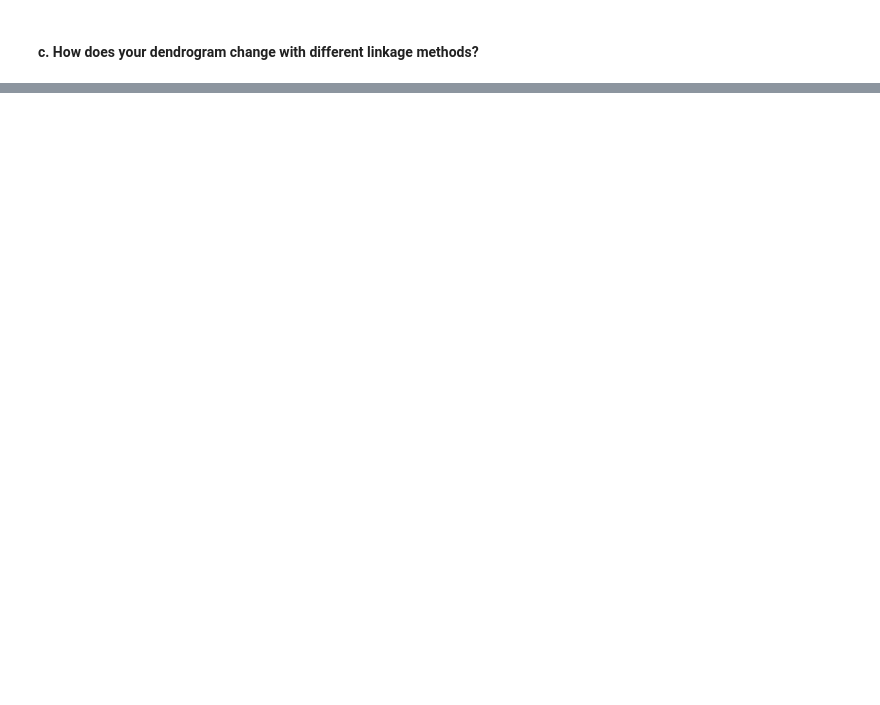
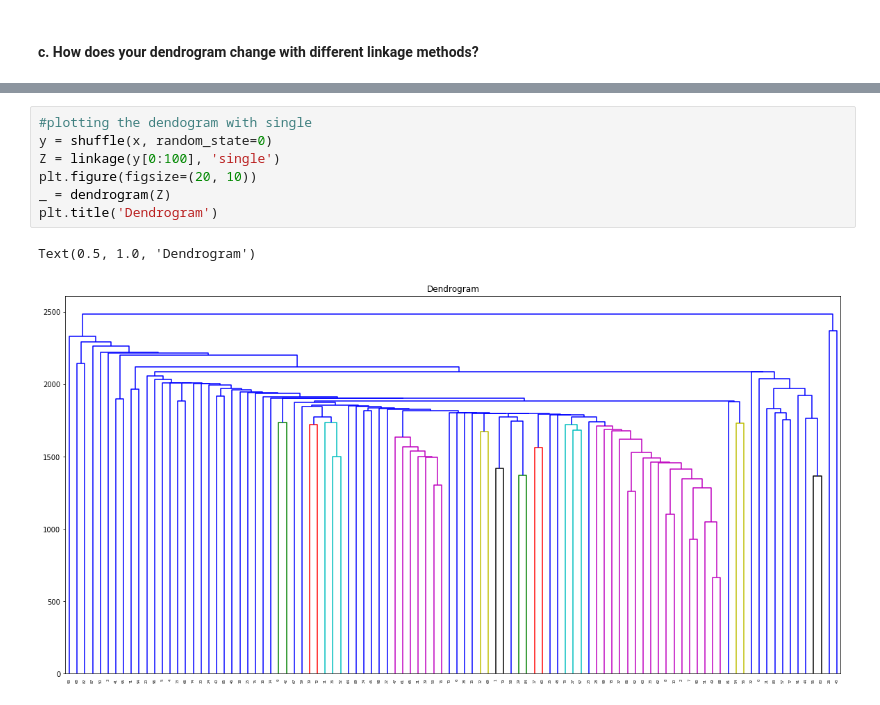
Before and after one commit to ctrosenberg/ml-class, a Jupyter notebook: Homework 5/Homework 5.ipynb, the cells around one changed output, grey strips where cells are left out. Saved outputs shown, nothing was run; the diff lists cells and outputs as text; blank space fills up the shorter version.

```diff
--- a/Homework 5/Homework 5.ipynb
+++ b/Homework 5/Homework 5.ipynb
@@ -267,0 +298,10 @@ Text(0.5, 1.0, 'Complete Linkage')
+# %%
+#plotting the dendogram with single
+y = shuffle(x, random_state=0)
+Z = linkage(y[0:100], 'single')
+plt.figure(figsize=(20, 10))
+_ = dendrogram(Z)
+plt.title('Dendrogram')
+# %% [output]
+Text(0.5, 1.0, 'Dendrogram')
+[figure, added]
```
Also changed, not shown: parts of 10 cells of this notebook.
